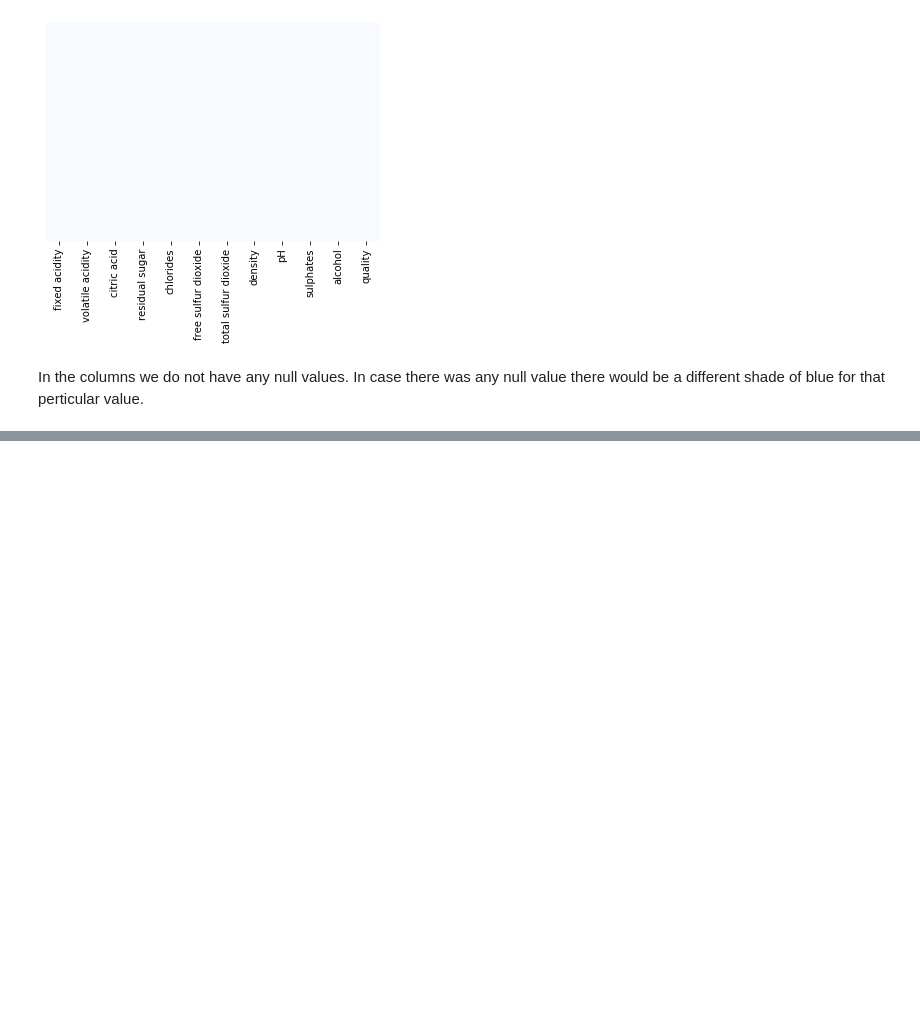
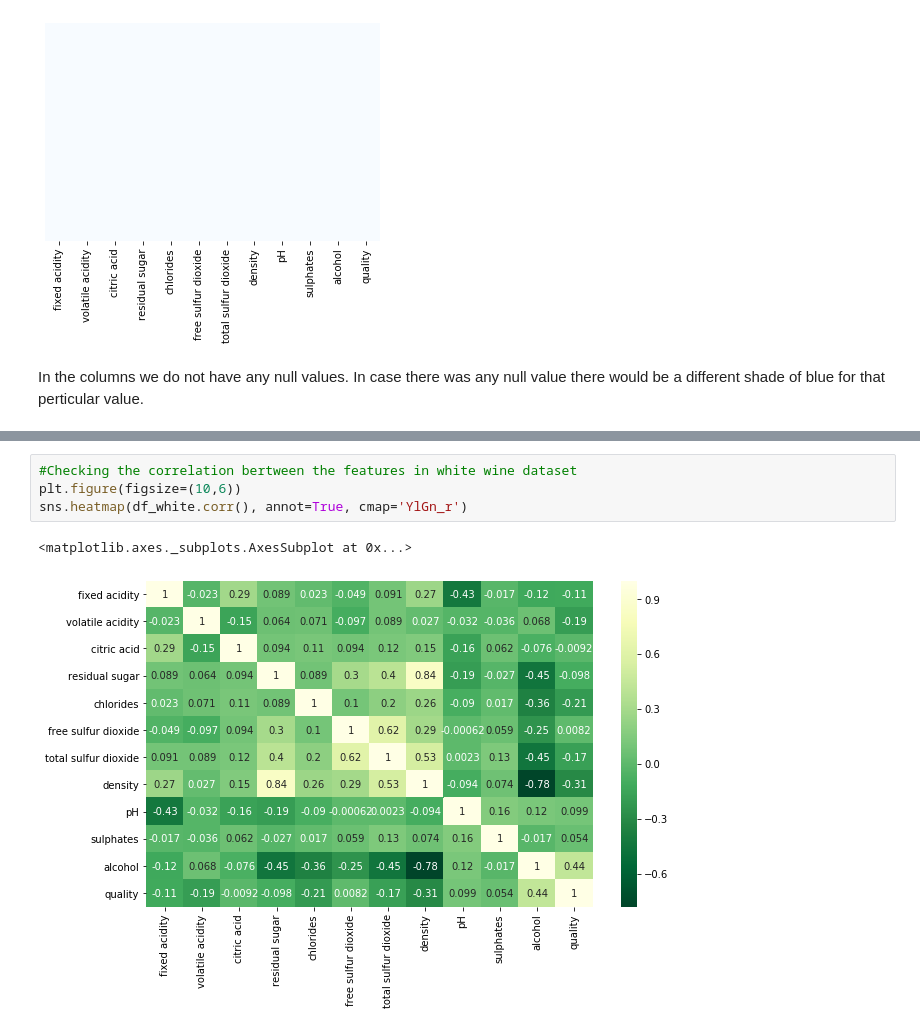
Before and after one commit to kavehamini/Wine-Quality-Project, a Jupyter notebook: Wine Quality Project.ipynb, the cells around one changed output, grey strips where cells are left out. Cells and saved outputs as stored; diff of their text form; blank space fills up the shorter version.

```diff
--- a/Wine Quality Project.ipynb
+++ b/Wine Quality Project.ipynb
@@ -170,0 +173,7 @@ df_red.corr()['quality'][:-1].sort_values().plot(kind='bar')
+# %%
+#Checking the correlation bertween the features in white wine dataset
+plt.figure(figsize=(10,6))
+sns.heatmap(df_white.corr(), annot=True, cmap='YlGn_r')
+# %% [output]
+<matplotlib.axes._subplots.AxesSubplot at 0x...>
+[figure, added]
```
Also changed, not shown: parts of 4 cells of this notebook.
